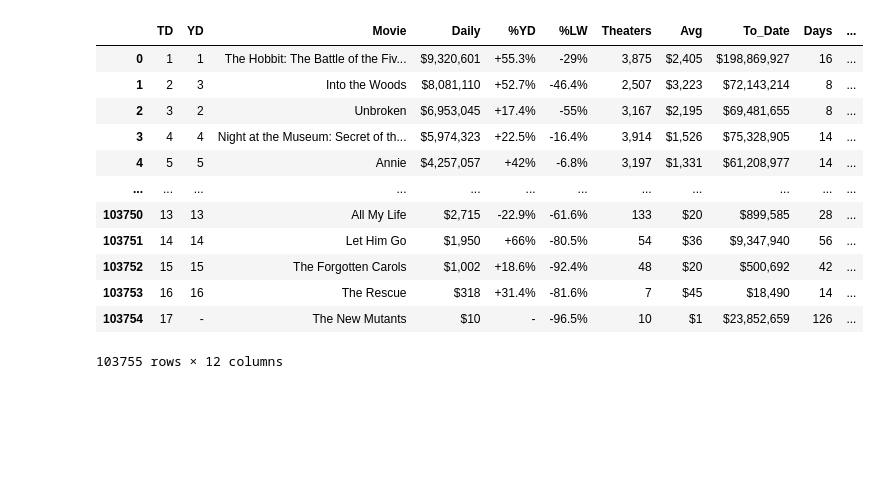
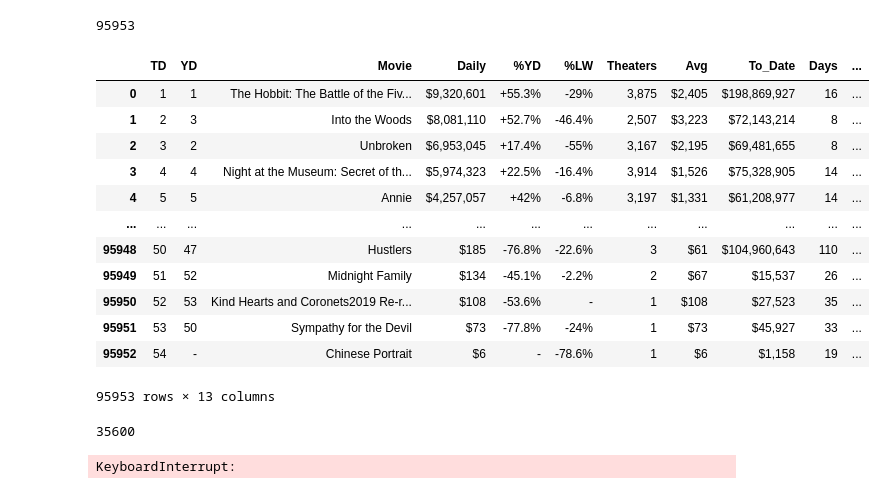
Before and after one commit to SeeShell/TOOL1_FINAL_PROJECT, a Jupyter notebook: movie_daily_gross_boxofficemojo/boxofficemojo-daily_gross-webscraping_dataframe_creation.ipynb, the cells around one changed output. Drawn from its saved outputs; the diff is of its cells as text; code cells hidden in the pictures; blank space fills up the shorter version.

Commit message:
added movie page scraping for genres on some films

```diff
--- a/movie_daily_gross_boxofficemojo/boxofficemojo-daily_gross-webscraping_dataframe_creation.ipynb
+++ b/movie_daily_gross_boxofficemojo/boxofficemojo-daily_gross-webscraping_dataframe_creation.ipynb
@@ -9,6 +9,8 @@ import re
 import pprint
 pp = pprint.PrettyPrinter(indent=4)
 # %%
+# Scrape daily gross for a specific date to test
+
 url = 'https://www.boxofficemojo.com/date/2021-08-08/'
 page = requests.get(url)
 soup = bsoup(page.text, 'lxml')
@@ -21,11 +23,28 @@ for i in range(1, len(all_trs)):
     print(f"Entry row {i} = ")
 
     all_tds = all_trs[i].find_all("td")
+    a_href = all_tds[2].find('a',href=True)
     entry = []
 
     for j in range(0, len(all_tds)):
         entry.append(all_tds[j].text)
 
+    # go to individual movie page to get genres
+    a_href = 'http://boxofficemojo.com' + a_href['href']
+    movie_page = requests.get(a_href)
+    movie_soup = bsoup(movie_page.text, 'lxml')
+
+    table_div = movie_soup.find('div', {'class': 'mojo-summary-values'})
+    sub_divs = table_div.find_all('div')
+
+    genres = []
+    for s in sub_divs:
+        if re.search('^Genres',s.text):
+            genres = s.text
+            genres = re.sub('Genres', '', genres)
+            genres = re.sub('\s+', ' ', genres)
+    entry.append(genres.split())
+
     print(entry)
 # %% [output]
 Entry row 1 =
@@ -48,5 +67,5 @@ Entry row 28 =
 # %%
-# Build date for URL and make requests for each day
+# Build date for URL and make requests for each day from 2015-2019
 
 month_and_days = {'01': [x for x in range(1,32)], '02': [x for x in range(1,29)], '03':[x for x in range(1,32)],
                   '04':[x for x in range(1,31)],'05':[x for x in range(1,32)], '06':[x for x in range(1,31)],
@@ -61,8 +80,8 @@ leap_year_month_days = {'01': [x for x in range(1,32)], '02': [x for x in range(
 
 all_data = []
 
-for year in range(2015, 2021):
-    # build url for each year/month/day
+for year in range(2015, 2020):
+    # build url for each year-month-day and scrape table data
     url = 'https://www.boxofficemojo.com/date/'
 
     if year in leap_years:
@@ -88,6 +107,7 @@ for year in range(2015, 2021):
             soup = bsoup(page.text, 'lxml')
 
             all_divs = soup.main.find_all("div", id="table")
+
             try:
                 all_tables = all_divs[0].find_all("table")
             except:
@@ -101,13 +121,17 @@ for year in range(2015, 2021):
             for i in range(1, len(all_trs)):
 
                 all_tds = all_trs[i].find_all("td")
+                a_href = all_tds[2].find('a',href=True)
+                a_href = 'http://boxofficemojo.com' + a_href['href']
                 entry = []
 
                 for j in range(0, len(all_tds)):
                     entry.append(all_tds[j].text)
 
                 entry = entry[0:11]
+                entry.append(a_href)
                 entry.append(date)
+
 
                 all_data.append(entry)
     print(f'{year} processed...')
@@ -143,18 +144,51 @@ all_data[0]
+# %%
+len(all_data)
+# %% [output]
+95953
 # %%
-column_names = ['TD', 'YD', 'Movie', 'Daily', '%YD', '%LW', 'Theaters', 'Avg', 'To_Date', 'Days', 'Distributor', 'Date']
+column_names = ['TD', 'YD', 'Movie', 'Daily', '%YD', '%LW', 'Theaters', 'Avg', 'To_Date',
+                'Days', 'Distributor', 'href','Date']
 df = pd.DataFrame(all_data, columns=column_names)
 df
 # %% [output]
 |  | TD | YD | Movie | Daily | %YD | %LW | Theaters | Avg | To_Date | Days | ... |
 | 0 | 1 | 1 | The Hobbit: The Battle of the Fiv... | $9,320,601 | +55.3% | -29% | 3,875 | $2,405 | $198,869,927 | 16 | ... |
 | 1 | 2 | 3 | Into the Woods | $8,081,110 | +52.7% | -46.4% | 2,507 | $3,223 | $72,143,214 | 8 | ... |
 | 2 | 3 | 2 | Unbroken | $6,953,045 | +17.4% | -55% | 3,167 | $2,195 | $69,481,655 | 8 | ... |
 | 3 | 4 | 4 | Night at the Museum: Secret of th... | $5,974,323 | +22.5% | -16.4% | 3,914 | $1,526 | $75,328,905 | 14 | ... |
 | 4 | 5 | 5 | Annie | $4,257,057 | +42% | -6.8% | 3,197 | $1,331 | $61,208,977 | 14 | ... |
 | ... | ... | ... | ... | ... | ... | ... | ... | ... | ... | ... | ... |
-| 103750 | 13 | 13 | All My Life | $2,715 | -22.9% | -61.6% | 133 | $20 | $899,585 | 28 | ... |
-| 103751 | 14 | 14 | Let Him Go | $1,950 | +66% | -80.5% | 54 | $36 | $9,347,940 | 56 | ... |
-| 103752 | 15 | 15 | The Forgotten Carols | $1,002 | +18.6% | -92.4% | 48 | $20 | $500,692 | 42 | ... |
-| 103753 | 16 | 16 | The Rescue | $318 | +31.4% | -81.6% | 7 | $45 | $18,490 | 14 | ... |
-| 103754 | 17 | - | The New Mutants | $10 | - | -96.5% | 10 | $1 | $23,852,659 | 126 | ... |
+| 95948 | 50 | 47 | Hustlers | $185 | -76.8% | -22.6% | 3 | $61 | $104,960,643 | 110 | ... |
+| 95949 | 51 | 52 | Midnight Family | $134 | -45.1% | -2.2% | 2 | $67 | $15,537 | 26 | ... |
+| 95950 | 52 | 53 | Kind Hearts and Coronets2019 Re-r... | $108 | -53.6% | - | 1 | $108 | $27,523 | 35 | ... |
+| 95951 | 53 | 50 | Sympathy for the Devil | $73 | -77.8% | -24% | 1 | $73 | $45,927 | 33 | ... |
+| 95952 | 54 | - | Chinese Portrait | $6 | - | -78.6% | 1 | $6 | $1,158 | 19 | ... |
-103755 rows × 12 columns
+95953 rows × 13 columns
+# %%
+# Get unique list of movies via the href
+
+href_unique = list(set(df['href']))
+len(href_unique)
+# %% [output]
+35600
+# %%
+# Go to each movie page to scrape genre data and add to dataframe
+genre_dict = {}
+
+for h in href_unique:
+    movie_page = requests.get(h)
+    movie_soup = bsoup(movie_page.text, 'lxml')
+
+    table_div = movie_soup.find('div', {'class': 'mojo-summary-values'})
+    sub_divs = table_div.find_all('div')
+
+    for s in sub_divs:
+        if re.search('^Genres',s.text):
+            genres = s.text
+            genres = re.sub('Genres', '', genres)
+            genres = re.sub('\s+', ' ', genres)
+    genre_dict[h] = genres.split()
+
+genre_dict
+# %% [output]
+KeyboardInterrupt:
```
Also changed, not shown: parts of 12 cells of this notebook.
